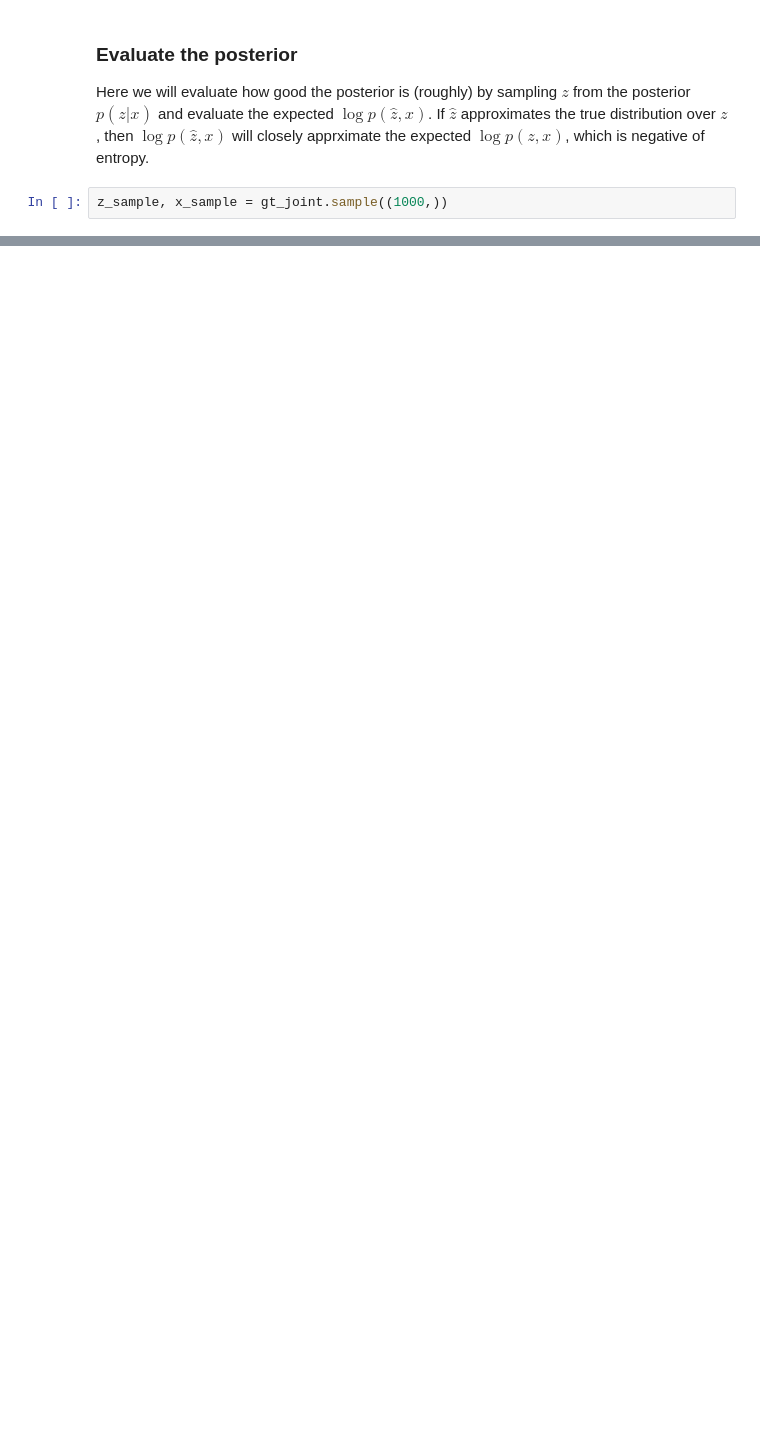
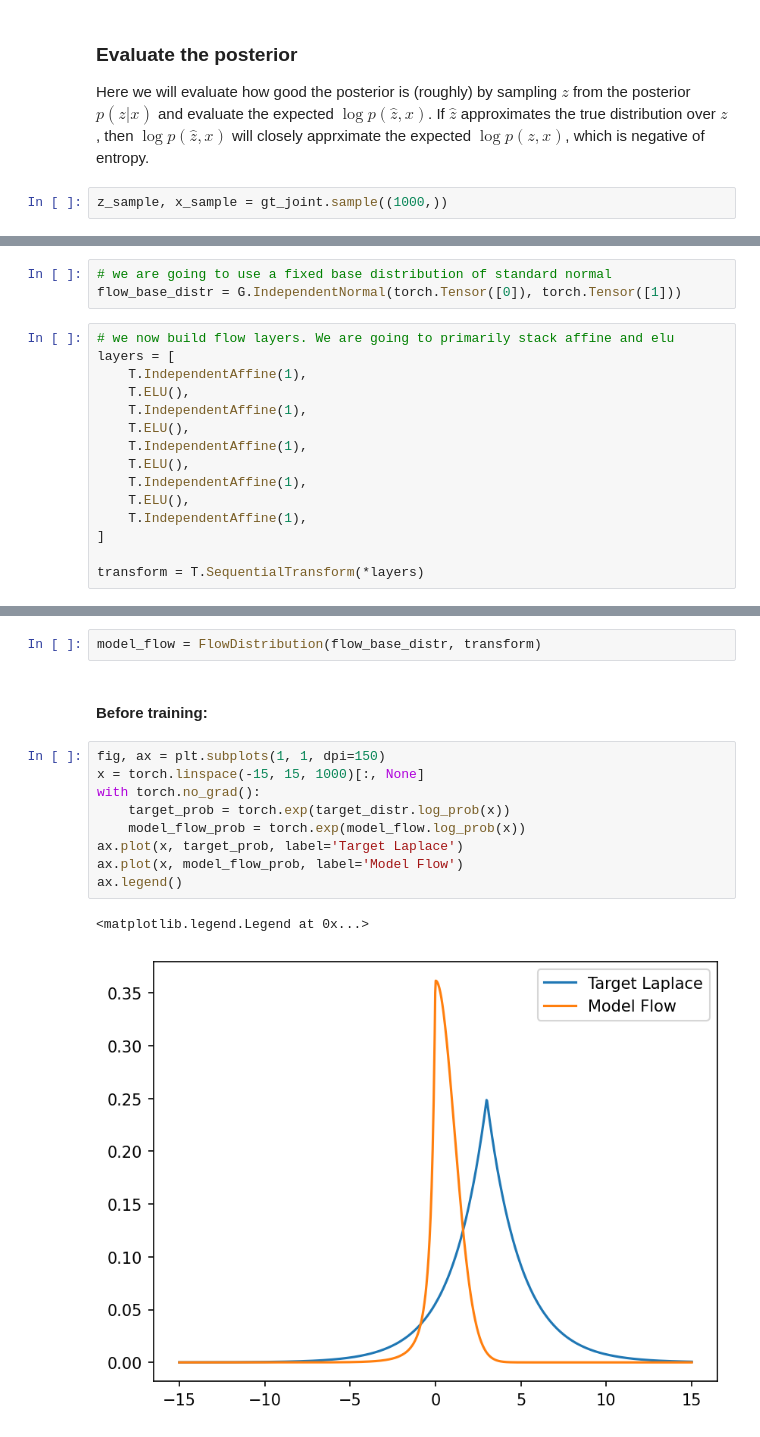
Before and after one commit to walkerlab/probcore, a Jupyter notebook: notebooks/gensn_demo.ipynb, the cells around one changed output, grey strips where cells are left out. Cells and saved outputs as stored; diff of their text form; blank space fills up the shorter version.

```diff
--- a/notebooks/gensn_demo.ipynb
+++ b/notebooks/gensn_demo.ipynb
@@ -372,0 +607,18 @@ gt_joint.log_prob(z_hat, x_sample).mean()
+# %%
+# we are going to use a fixed base distribution of standard normal
+flow_base_distr = G.IndependentNormal(torch.Tensor([0]), torch.Tensor([1]))
+# %%
+# we now build flow layers. We are going to primarily stack affine and elu
+layers = [
+    T.IndependentAffine(1),
+    T.ELU(),
+    T.IndependentAffine(1),
+    T.ELU(),
+    T.IndependentAffine(1),
+    T.ELU(),
+    T.IndependentAffine(1),
+    T.ELU(),
+    T.IndependentAffine(1),
+]
+
+transform = T.SequentialTransform(*layers)
@@ -372,0 +648,16 @@ gt_joint.log_prob(z_hat, x_sample).mean()
+# %%
+model_flow = FlowDistribution(flow_base_distr, transform)
+# %% [markdown]
+#### Before training:
+# %%
+fig, ax = plt.subplots(1, 1, dpi=150)
+x = torch.linspace(-15, 15, 1000)[:, None]
+with torch.no_grad():
+    target_prob = torch.exp(target_distr.log_prob(x))
+    model_flow_prob = torch.exp(model_flow.log_prob(x))
+ax.plot(x, target_prob, label='Target Laplace')
+ax.plot(x, model_flow_prob, label='Model Flow')
+ax.legend()
+# %% [output]
+<matplotlib.legend.Legend at 0x...>
+[figure, added]
```
Also changed, not shown: parts of 42 cells of this notebook, 1 other file.
